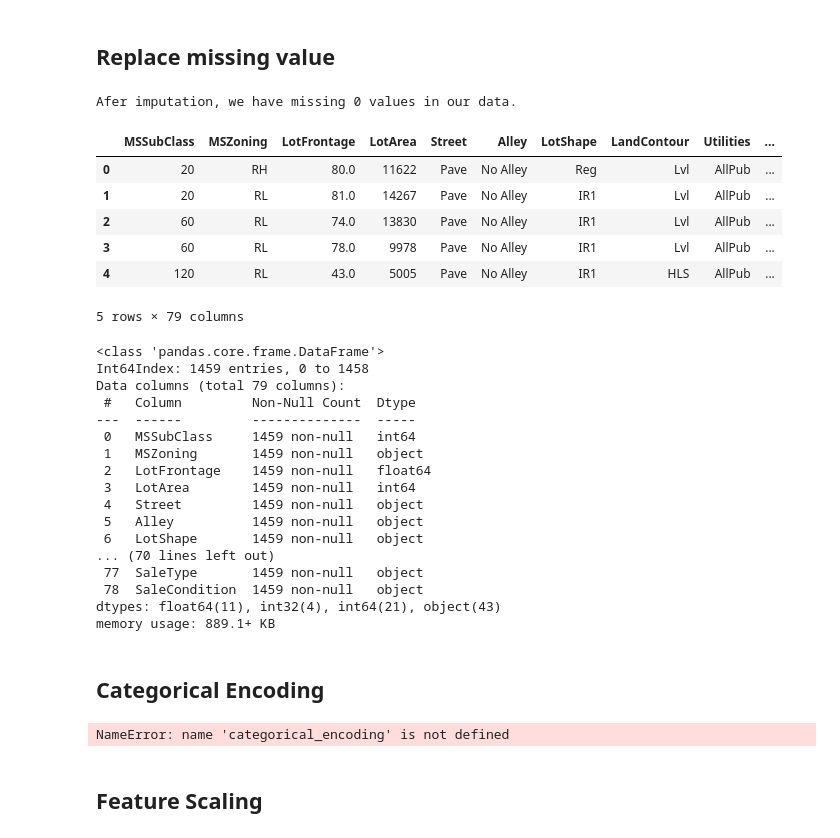
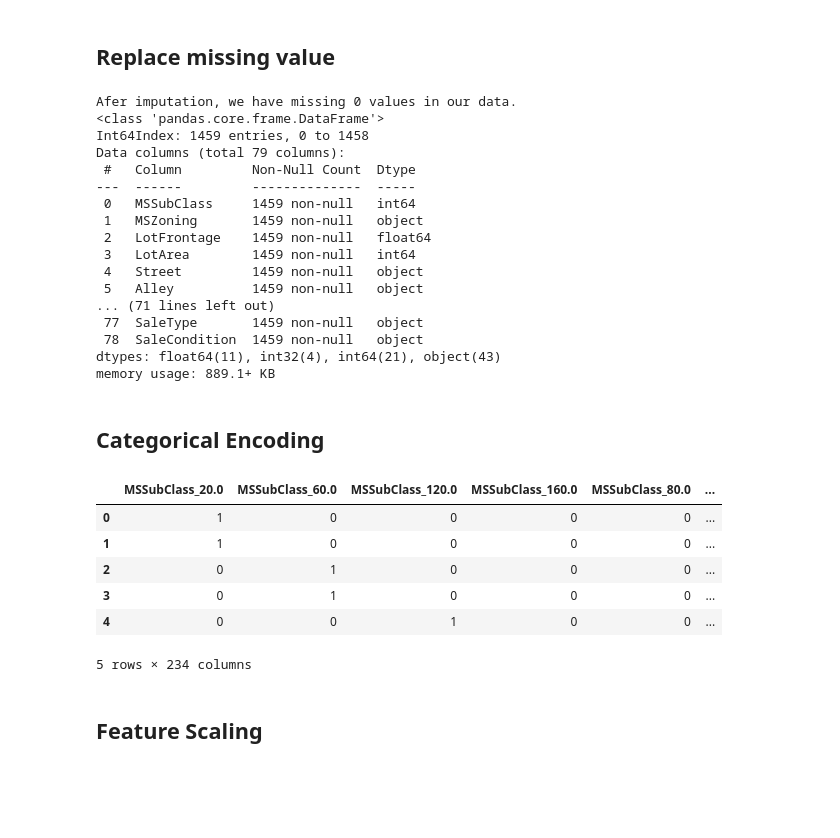
Before and after one commit to aorsot1/data_science_kaggle_datasets, a Jupyter notebook: Competitions/Python/house-price-regression.ipynb, the cells around one changed output. Saved outputs shown, nothing was run; the diff lists cells and outputs as text; code cells hidden in the pictures; blank space fills up the shorter version.

```diff
--- a/Competitions/Python/house-price-regression.ipynb
+++ b/Competitions/Python/house-price-regression.ipynb
@@ -1009,36 +1083,25 @@ rep = {
 
 
 df_test = missing_value_fix(df_test, rep)
-df_test.head()
+df_test.info()
 # %% [output]
 Afer imputation, we have missing 0 values in our data.
+<class 'pandas.core.frame.DataFrame'>
+Int64Index: 1459 entries, 0 to 1458
+Data columns (total 79 columns):
+ #   Column         Non-Null Count  Dtype
+---  ------         --------------  -----
+ 0   MSSubClass     1459 non-null   int64
+ 1   MSZoning       1459 non-null   object
+ 2   LotFrontage    1459 non-null   float64
+ 3   LotArea        1459 non-null   int64
+ 4   Street         1459 non-null   object
+ 5   Alley          1459 non-null   object
+... (71 lines left out)
+ 77  SaleType       1459 non-null   object
+ 78  SaleCondition  1459 non-null   object
+dtypes: float64(11), int32(4), int64(21), object(43)
+memory usage: 889.1+ KB
-|  | MSSubClass | MSZoning | LotFrontage | LotArea | Street | Alley | LotShape | LandContour | Utilities | ... |
-| 0 | 20 | RH | 80.0 | 11622 | Pave | No Alley | Reg | Lvl | AllPub | ... |
-| 1 | 20 | RL | 81.0 | 14267 | Pave | No Alley | IR1 | Lvl | AllPub | ... |
-| 2 | 60 | RL | 74.0 | 13830 | Pave | No Alley | IR1 | Lvl | AllPub | ... |
-| 3 | 60 | RL | 78.0 | 9978 | Pave | No Alley | IR1 | Lvl | AllPub | ... |
-| 4 | 120 | RL | 43.0 | 5005 | Pave | No Alley | IR1 | HLS | AllPub | ... |
-5 rows × 79 columns
-# %%
-df_test.info()
-# %% [output]
-<class 'pandas.core.frame.DataFrame'>
-Int64Index: 1459 entries, 0 to 1458
-Data columns (total 79 columns):
- #   Column         Non-Null Count  Dtype
----  ------         --------------  -----
- 0   MSSubClass     1459 non-null   int64
- 1   MSZoning       1459 non-null   object
- 2   LotFrontage    1459 non-null   float64
- 3   LotArea        1459 non-null   int64
- 4   Street         1459 non-null   object
- 5   Alley          1459 non-null   object
- 6   LotShape       1459 non-null   object
-... (70 lines left out)
- 77  SaleType       1459 non-null   object
- 78  SaleCondition  1459 non-null   object
-dtypes: float64(11), int32(4), int64(21), object(43)
-memory usage: 889.1+ KB
 # %% [markdown]
 ## Categorical Encoding
 # %%
@@ -1048,41 +1111,47 @@ bins = ['CentralAir']
 noms = ['MSSubClass', 'MSZoning', 'Street', 'Alley', 'LotConfig',
         'Neighborhood', 'Condition1', 'Condition2', 'BldgType',
         'HouseStyle', 'RoofStyle', 'RoofMatl', 'Exterior1st',
-        'Exterior2nd', 'MasVnrType', 'Foundation', 'Heating', 'Electrical',
-        'Functional', 'GarageType', 'MiscFeature', 'SaleType',
-        'SaleCondition']
+        'Exterior2nd', 'MasVnrType', 'Foundation', 'Heating',
+        'Electrical', 'Functional', 'GarageType', 'MiscFeature',
+        'SaleType', 'SaleCondition', ]
 
 # Encoding cardinal categorical variables
 cat_ord_mapping = [
     {"col" : 'LotShape', "mapping": {'Reg':0, 'IR1': 1, 'IR2':2, 'IR3':3}},
     {"col" : 'LandContour', "mapping": {'Low':0, 'Lvl':1, 'Bnk':2, 'HLS':3}},
     {"col" : 'Utilities', "mapping": {'ELO':0, 'NoSeWa':1, 'NoSewr':2, 'AllPub':3}},
     {"col" : 'LandSlope', "mapping": {'Gtl': 0, 'Mod': 1, 'Sev':2}},
     {"col" : 'OverallQual', "mapping": {1: 0, 2: 1, 3:2, 4:3, 5:4, 6:5, 7:6, 8:7, 9:8, 10:9}},
     {"col" : 'OverallCond', "mapping": {1: 0, 2: 1, 3:2, 4:3, 5:4, 6:5, 7:6, 8:7, 9:8, 10:9}},
     {"col" : 'ExterQual', "mapping": {'Po':0, 'Fa':1, 'TA':2, 'Gd':3, 'Ex':4}},
     {"col" : 'ExterCond', "mapping": {'Po':0, 'Fa':1, 'TA':2, 'Gd':3, 'Ex':4}},
     {"col" : 'BsmtQual', "mapping": {'No Basement':0, 'Po':1, 'Fa':2, 'TA':3, 'Gd':4, 'Ex':5}},
     {"col" : 'BsmtCond', "mapping": {'No Basement':0, 'Po':1, 'Fa':2, 'TA':3, 'Gd':4, 'Ex':5}},
     {"col" : 'BsmtExposure', "mapping": {'No Basement':0, 'No':1, 'Mn':2, 'Av':3, 'Gd':4}},
     {"col" : 'BsmtFinType1', "mapping": {'No Basement':0, 'Unf':1, 'LwQ':2, 'Rec':3, 'BLQ':4, 'ALQ':5, 'GLQ':6}},
     {"col" : 'BsmtFinType2', "mapping": {'No Basement':0, 'Unf':1, 'LwQ':2, 'Rec':3, 'BLQ':4, 'ALQ':5, 'GLQ':6}},
     {"col" : 'HeatingQC', "mapping": {'Po':0, 'Fa':1, 'TA':2, 'Gd':3, 'Ex':4}},
     {"col" : 'KitchenQual', "mapping": {'Po':0, 'Fa':1, 'TA':2, 'Gd':3, 'Ex':4}},
     {"col" : 'FireplaceQu', "mapping": {'No Fireplace':0, 'Po':1, 'Fa':2, 'TA':3, 'Gd':4, 'Ex':5}},
     {"col" : 'GarageFinish', "mapping": {'No Garage':0, 'Unf':1, 'RFn':2, 'Fin':3}},
     {"col" : 'GarageQual', "mapping": {'No Garage':0, 'Po':1, 'Fa':2, 'TA':3, 'Gd':4, 'Ex':5}},
     {"col" : 'GarageCond', "mapping": {'No Garage':0, 'Po':1, 'Fa':2, 'TA':3, 'Gd':4, 'Ex':5}},
     {"col" : 'PavedDrive', "mapping": {'N':0, 'P':1, 'Y':2}},
     {"col" : 'PoolQC', "mapping": {'No Pool':0, 'Po':1, 'Fa':2, 'TA':3, 'Gd':4, 'Ex':5}},
     {"col" : 'Fence', "mapping":{'No Fence':0, 'MnWw':1, 'GdWo':2, 'MnPrv':3, 'GdPrv':4}}
 ]
 
 df_test = categorical_encoding(df_test, binary_vars=bins, nominal_vars=noms,
                                ordinal_cols_mapping=cat_ord_mapping)
 df_test.head()
 # %% [output]
+|  | MSSubClass_20.0 | MSSubClass_60.0 | MSSubClass_120.0 | MSSubClass_160.0 | MSSubClass_80.0 | ... |
+| 0 | 1 | 0 | 0 | 0 | 0 | ... |
+| 1 | 1 | 0 | 0 | 0 | 0 | ... |
+| 2 | 0 | 1 | 0 | 0 | 0 | ... |
+| 3 | 0 | 1 | 0 | 0 | 0 | ... |
+| 4 | 0 | 0 | 1 | 0 | 0 | ... |
-NameError: name 'categorical_encoding' is not defined
+5 rows × 234 columns
 # %% [markdown]
 ## Feature Scaling
 # %%
```
Also changed, not shown: parts of 14 cells of this notebook.
